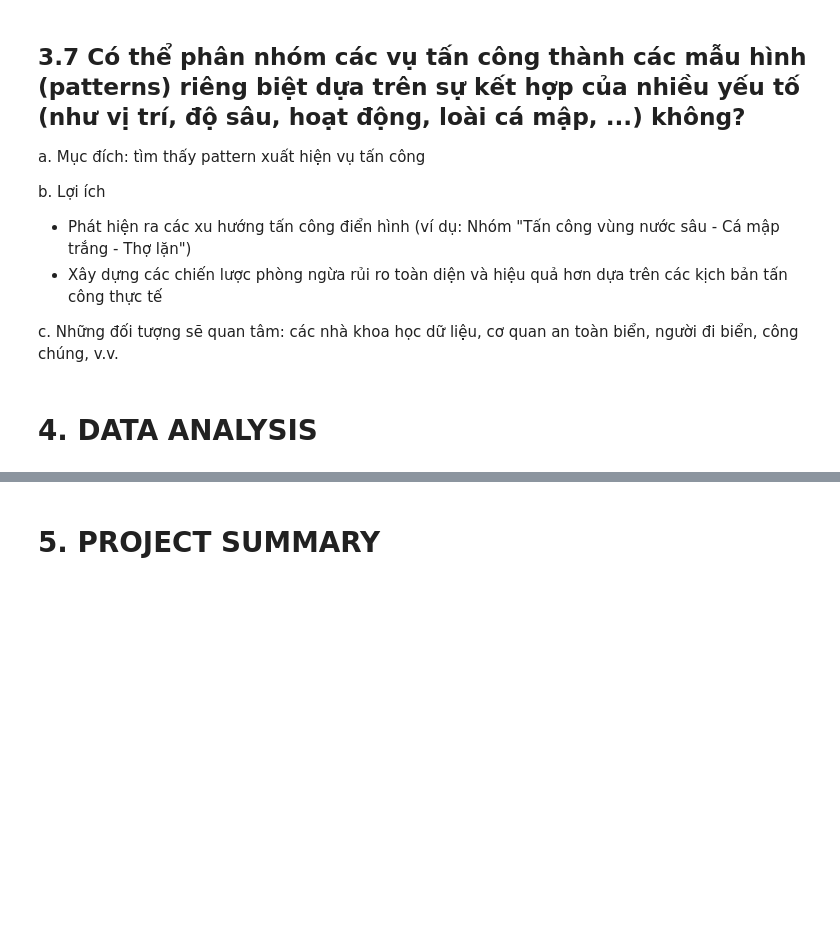
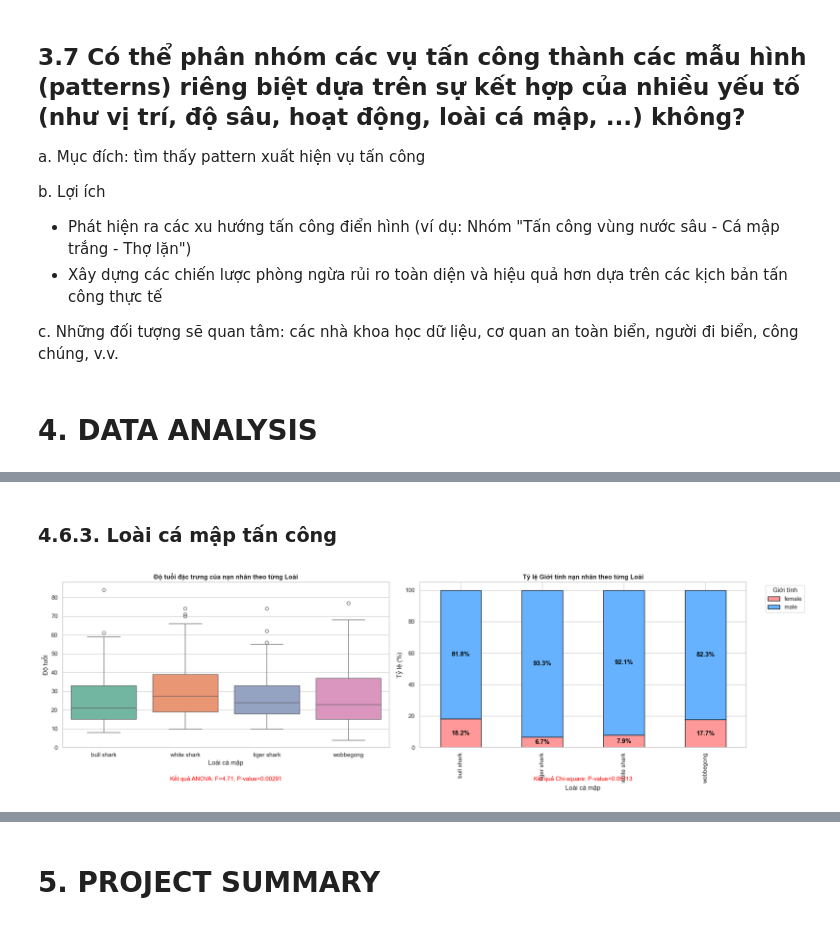
Before and after one commit to hvph-uyen/programming-for-data-science-project-group-9, a Jupyter notebook: source.ipynb, the cells around one changed output, grey strips where cells are left out. Cells and saved outputs as stored; diff of their text form; code cells hidden in the pictures; blank space fills up the shorter version.

```diff
--- a/source.ipynb
+++ b/source.ipynb
@@ -714,0 +809,60 @@ c. Những đối tượng sẽ quan tâm: các nhà khoa học dữ liệu, cơ
+# %% [markdown]
+### 4.6.3. Loài cá mập tấn công
+# %%
+import pandas as pd
+import seaborn as sns
+import matplotlib.pyplot as plt
+from scipy.stats import f_oneway, chi2_contingency
+
+# --- BƯỚC 1: CHUẨN BỊ DỮ LIỆU ---
+# Đảm bảo df_main đã được lọc các loài chính (top_sharks) và có cột 'victim_age' dạng số
+# Nếu chưa có, bạn chạy đoạn này:
+# df['victim_age'] = pd.to_numeric(df['victim_age'], errors='coerce')
+# top_sharks = ['white shark', 'tiger shark', 'bull shark', 'wobbegong']
+# df_main = df[df['shark_common_name'].isin(top_sharks)].copy()
+# df_main = df_main.dropna(subset=['victim_age', 'victim_gender'])
+
+# --- BƯỚC 2: VẼ BIỂU ĐỒ SIDE-BY-SIDE ---
+fig, axes = plt.subplots(1, 2, figsize=(20, 6))
+
+# >>> HÌNH 1: LOÀI vs ĐỘ TUỔI (Boxplot)
+sns.boxplot(x='shark_common_name', y='victim_age', data=df_main, palette='Set2', ax=axes[0])
+axes[0].set_title('Phân bố độ tuổi nạn nhân của các loài', fontweight='bold')
+axes[0].set_ylabel('Độ tuổi')
+axes[0].set_xlabel('Loài cá mập')
+
+# Kiểm định ANOVA cho Hình 1
+groups = [df_main[df_main['shark_common_name'] == s]['victim_age'] for s in top_sharks]
+f_stat, p_val = f_oneway(*groups)
+axes[0].text(0.5, -0.2, f'Kết quả ANOVA: F={f_stat:.2f}, P-value={p_val:.5f}',
+            ha='center', fontsize=11, color='red', transform=axes[0].transAxes)
+
+# >>> HÌNH 2: LOÀI vs GIỚI TÍNH (Stacked Bar Chart)
+# Tạo bảng chéo và tính %
+ct = pd.crosstab(df_main['shark_common_name'], df_main['victim_gender'])
+ct_pct = ct.div(ct.sum(1), axis=0) * 100
+
+# Kiểm định Chi-square cho Hình 2
+chi2, p_chi2, _, _ = chi2_contingency(ct)
+
+# Vẽ
+ct_pct.plot(kind='bar', stacked=True, color=['#ff9999', '#66b2ff'], ax=axes[1], edgecolor='black')
+axes[1].set_title('Tỷ lệ giới tính nạn nhân của các loài', fontweight='bold')
+axes[1].set_ylabel('Tỷ lệ (%)')
+axes[1].set_xlabel('Loài cá mập')
+axes[1].legend(title='Giới tính', bbox_to_anchor=(1.05, 1))
+
+# Thêm kết quả Chi-square dưới hình
+axes[1].text(0.5, -0.2, f'Kết quả Chi-square: P-value={p_chi2:.5f}',
+            ha='center', fontsize=11, color='red', transform=axes[1].transAxes)
+
+# Gắn nhãn số liệu % lên cột
+for c in axes[1].containers:
+    # Chỉ hiện số nếu thanh đủ lớn (>5%)
+    labels = [f'{v.get_height():.1f}%' if v.get_height() > 5 else '' for v in c]
+    axes[1].bar_label(c, labels=labels, label_type='center', color='black', weight='bold')
+
+plt.tight_layout()
+plt.show()
+# %% [output]
+[figure, added]
```
Also changed, not shown: parts of 40 cells of this notebook.
